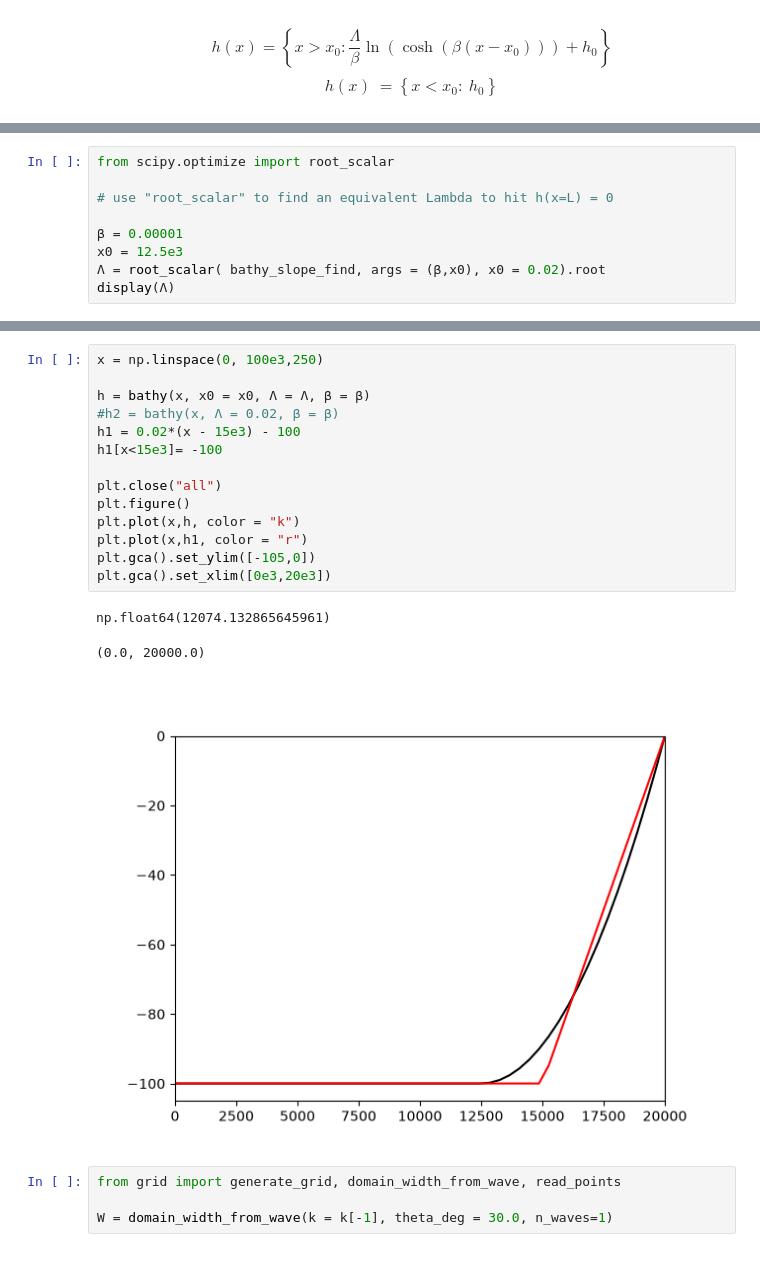
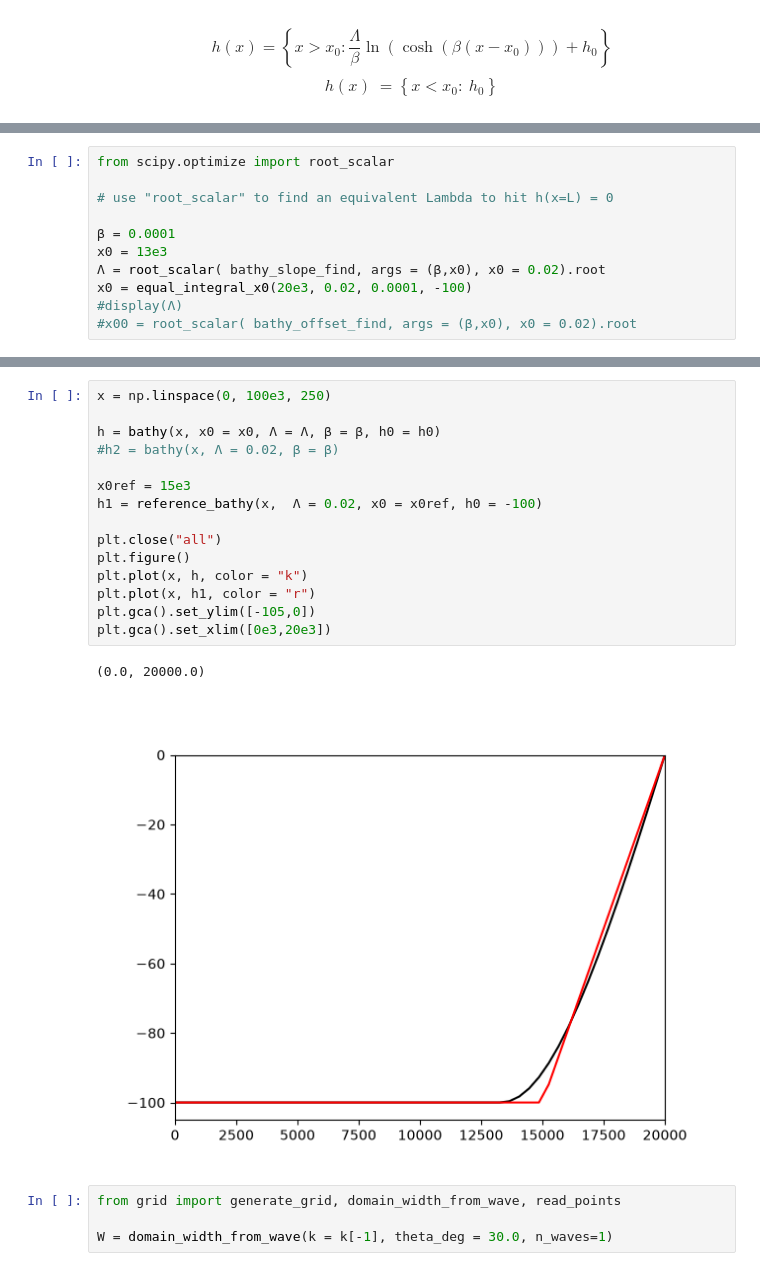
Before and after one commit to wingtorres/hpc-tools, a Jupyter notebook: derecho/submit.ipynb, the cells around one changed output, grey strips where cells are left out. Drawn from its saved outputs; the diff is of its cells as text.

```diff
--- a/derecho/submit.ipynb
+++ b/derecho/submit.ipynb
@@ -155,7 +230,9 @@ from scipy.optimize import root_scalar
 
 # use "root_scalar" to find an equivalent Lambda to hit h(x=L) = 0
 
-β = 0.00001
-x0 = 12.5e3
+β = 0.0001
+x0 = 13e3
 Λ = root_scalar( bathy_slope_find, args = (β,x0), x0 = 0.02).root
-display(Λ)
+x0 = equal_integral_x0(20e3, 0.02, 0.0001, -100)
+#display(Λ)
+#x00 = root_scalar( bathy_offset_find, args = (β,x0), x0 = 0.02).root
@@ -164,21 +309,21 @@ np.float64(0.3558887015978523)
 # %%
-x = np.linspace(0, 100e3,250)
+x = np.linspace(0, 100e3, 250)
 
-h = bathy(x, x0 = x0, Λ = Λ, β = β)
+h = bathy(x, x0 = x0, Λ = Λ, β = β, h0 = h0)
 #h2 = bathy(x, Λ = 0.02, β = β)
-h1 = 0.02*(x - 15e3) - 100
-h1[x<15e3]= -100
+
+x0ref = 15e3
+h1 = reference_bathy(x,  Λ = 0.02, x0 = x0ref, h0 = -100)
 
 plt.close("all")
 plt.figure()
-plt.plot(x,h, color = "k")
-plt.plot(x,h1, color = "r")
+plt.plot(x, h, color = "k")
+plt.plot(x, h1, color = "r")
 plt.gca().set_ylim([-105,0])
 plt.gca().set_xlim([0e3,20e3])
 # %% [output]
-np.float64(12074.132865645961)
+(0.0, 20000.0)
-(0.0, 20000.0)
-[figure, old version]
+[figure, new version]
 # %%
 from grid import generate_grid, domain_width_from_wave, read_points
 
```
Also changed, not shown: parts of 6 cells of this notebook.
